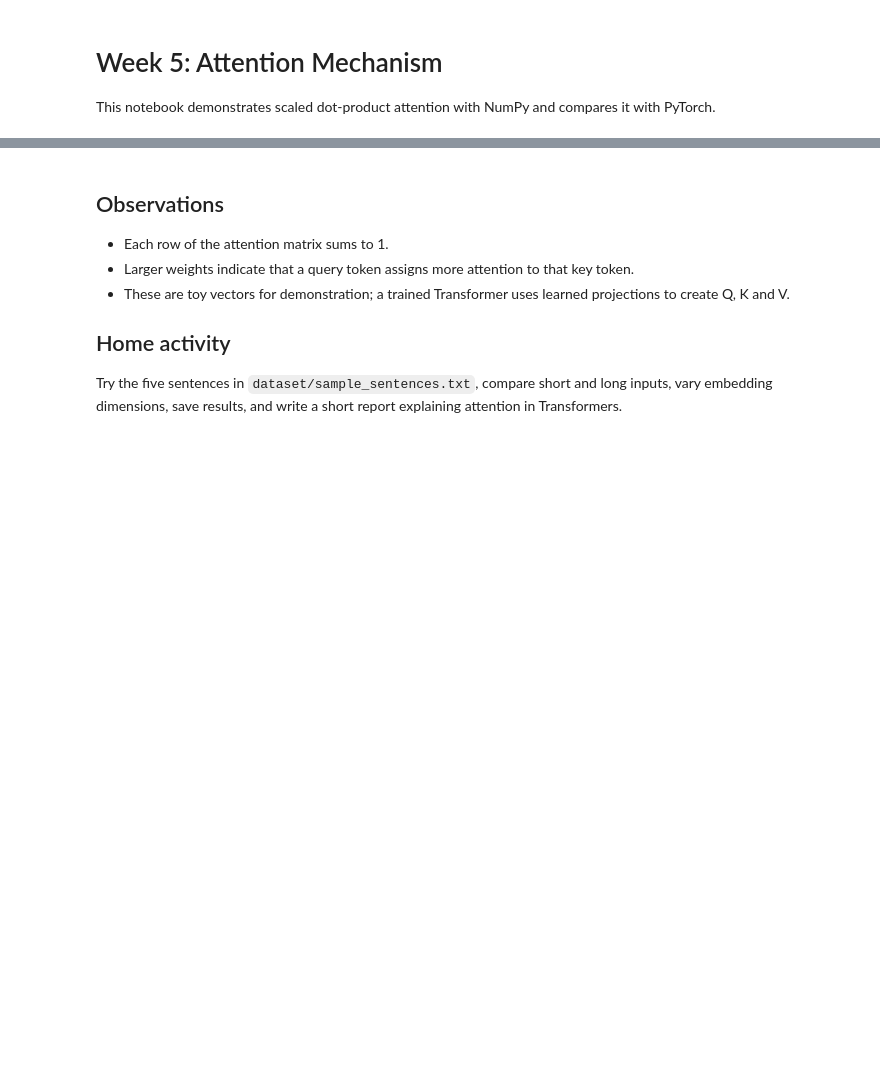
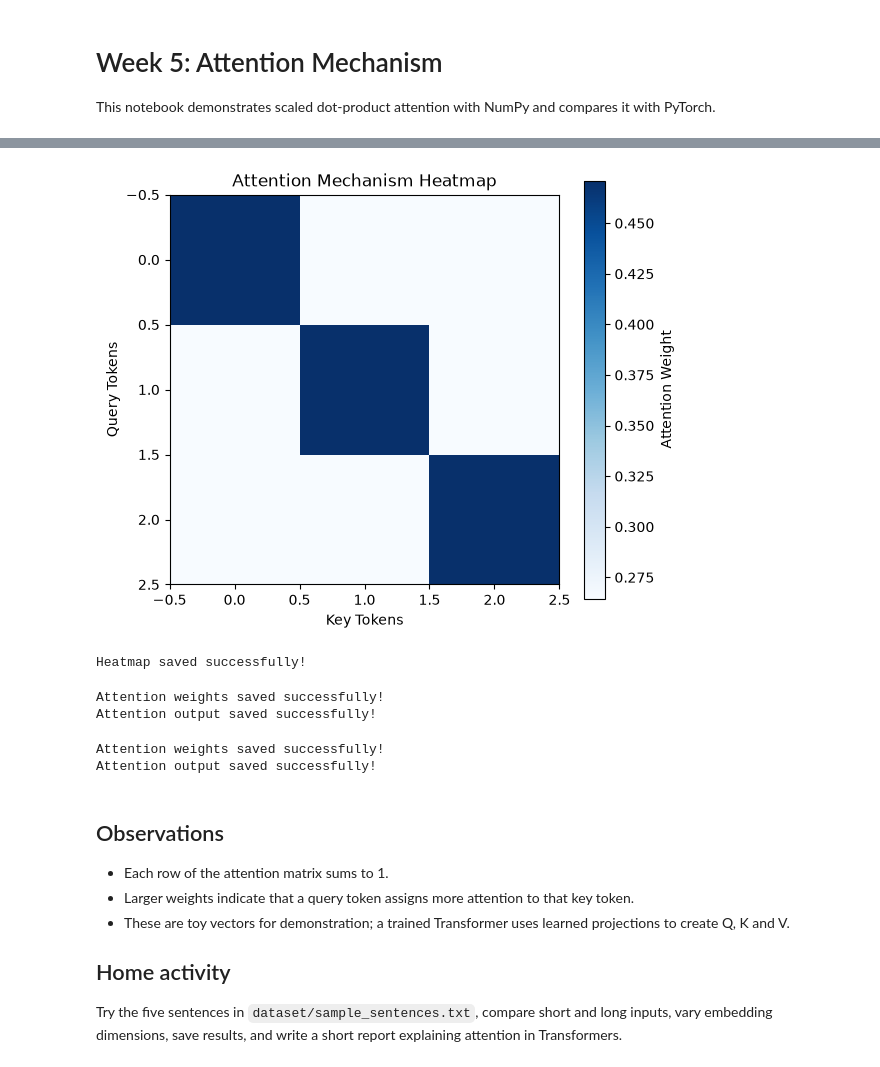
Before and after one commit to niranjanniranjana338-oss/5_Attention_Mechanism, a Jupyter notebook: Attention_Mechanism/notebook/Week5_Attention_Mechanism.ipynb, the cells around one changed output, grey strips where cells are left out. Drawn from its saved outputs; the diff is of its cells as text; code cells hidden in the pictures; blank space fills up the shorter version.

```diff
--- a/Attention_Mechanism/notebook/Week5_Attention_Mechanism.ipynb
+++ b/Attention_Mechanism/notebook/Week5_Attention_Mechanism.ipynb
@@ -48,3 +163,81 @@ except ImportError:
+# %%
+import matplotlib.pyplot as plt
+import numpy as np
+import os
+
+os.makedirs("../dataset", exist_ok=True)
+
+plt.figure(figsize=(6, 5))
+plt.imshow(weights, cmap="Blues")
+plt.xlabel("Key Tokens")
+plt.ylabel("Query Tokens")
+plt.title("Attention Mechanism Heatmap")
+plt.colorbar(label="Attention Weight")
+plt.tight_layout()
+
+plt.savefig("../dataset/attention_heatmap.png")
+plt.show()
+
+print("Heatmap saved successfully!")
+# %% [output]
+[figure, added]
+Heatmap saved successfully!
+# %%
+import numpy as np
+import os
+
+# Create the dataset folder
+os.makedirs("../dataset", exist_ok=True)
+
+# Save attention weights
+np.savetxt(
+    "../dataset/attention_weights.csv",
+    weights,
+    delimiter=",",
+    fmt="%.4f"
+)
+
+# Save attention output
+np.savetxt(
+    "../dataset/attention_output.csv",
+    output,
+    delimiter=",",
+    fmt="%.4f"
+)
+
+print("Attention weights saved successfully!")
+print("Attention output saved successfully!")
+# %% [output]
+Attention weights saved successfully!
+Attention output saved successfully!
+# %%
+import numpy as np
+import os
+
+# Create the dataset folder
+os.makedirs("../dataset", exist_ok=True)
+
+# Save attention weights
+np.savetxt(
+    "../dataset/attention_weights.csv",
+    weights,
+    delimiter=",",
+    fmt="%.4f"
+)
+
+# Save attention output
+np.savetxt(
+    "../dataset/attention_output.csv",
+    output,
+    delimiter=",",
+    fmt="%.4f"
+)
+
+print("Attention weights saved successfully!")
+print("Attention output saved successfully!")
+# %% [output]
+Attention weights saved successfully!
+Attention output saved successfully!
 # %% [markdown]
 ## Observations
 - Each row of the attention matrix sums to 1.
```
Also changed, not shown: parts of 5 cells of this notebook.
